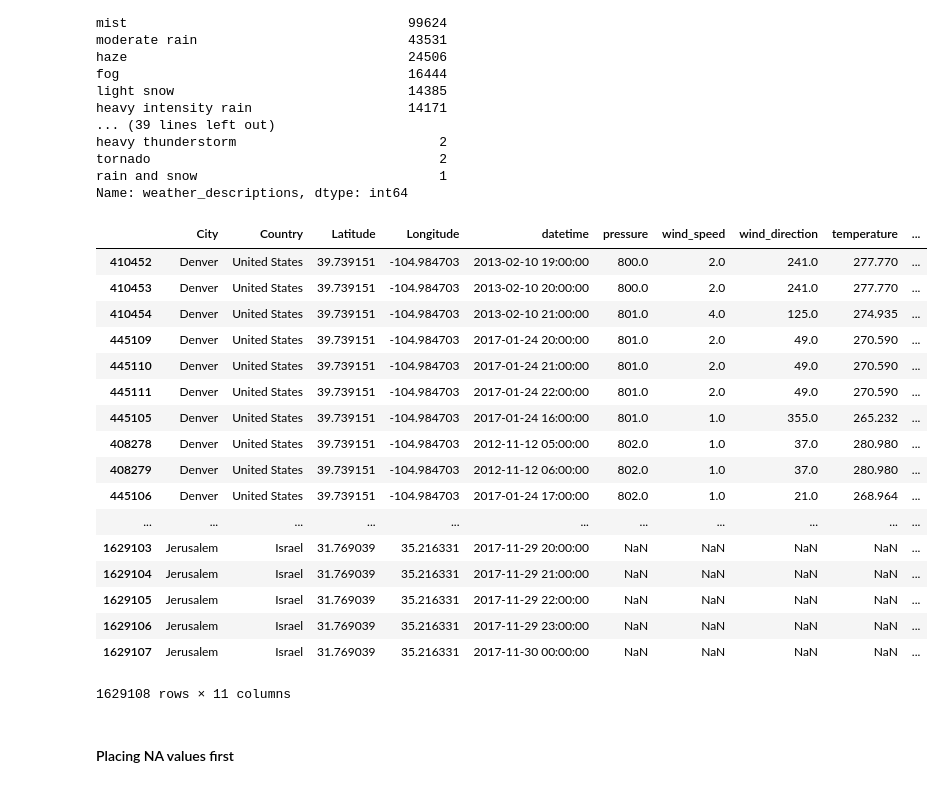
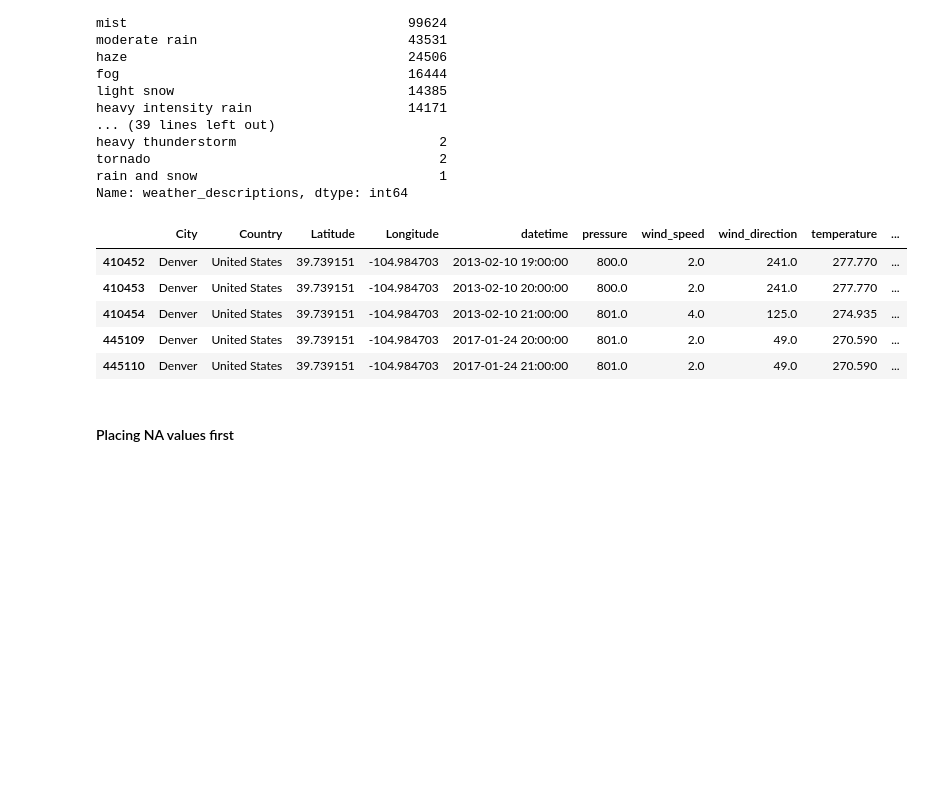
Before and after one commit to chengyin38/datafest19_tutorial, a Jupyter notebook: Tutorial_Data_Exploration.ipynb, the cells around one changed output. Saved outputs shown, nothing was run; the diff lists cells and outputs as text; code cells hidden in the pictures; blank space fills up the shorter version.

```diff
--- a/Tutorial_Data_Exploration.ipynb
+++ b/Tutorial_Data_Exploration.ipynb
@@ -255,26 +255,14 @@ tornado                                     2
 rain and snow                               1
 Name: weather_descriptions, dtype: int64
 # %%
-df_merged.sort_values(by=['pressure', 'humidity'])
+df_merged.sort_values(by=['pressure', 'humidity']).head()
 # %% [output]
 |  | City | Country | Latitude | Longitude | datetime | pressure | wind_speed | wind_direction | temperature | ... |
 | 410452 | Denver | United States | 39.739151 | -104.984703 | 2013-02-10 19:00:00 | 800.0 | 2.0 | 241.0 | 277.770 | ... |
 | 410453 | Denver | United States | 39.739151 | -104.984703 | 2013-02-10 20:00:00 | 800.0 | 2.0 | 241.0 | 277.770 | ... |
 | 410454 | Denver | United States | 39.739151 | -104.984703 | 2013-02-10 21:00:00 | 801.0 | 4.0 | 125.0 | 274.935 | ... |
 | 445109 | Denver | United States | 39.739151 | -104.984703 | 2017-01-24 20:00:00 | 801.0 | 2.0 | 49.0 | 270.590 | ... |
 | 445110 | Denver | United States | 39.739151 | -104.984703 | 2017-01-24 21:00:00 | 801.0 | 2.0 | 49.0 | 270.590 | ... |
-| 445111 | Denver | United States | 39.739151 | -104.984703 | 2017-01-24 22:00:00 | 801.0 | 2.0 | 49.0 | 270.590 | ... |
-| 445105 | Denver | United States | 39.739151 | -104.984703 | 2017-01-24 16:00:00 | 801.0 | 1.0 | 355.0 | 265.232 | ... |
-| 408278 | Denver | United States | 39.739151 | -104.984703 | 2012-11-12 05:00:00 | 802.0 | 1.0 | 37.0 | 280.980 | ... |
-| 408279 | Denver | United States | 39.739151 | -104.984703 | 2012-11-12 06:00:00 | 802.0 | 1.0 | 37.0 | 280.980 | ... |
-| 445106 | Denver | United States | 39.739151 | -104.984703 | 2017-01-24 17:00:00 | 802.0 | 1.0 | 21.0 | 268.964 | ... |
-| ... | ... | ... | ... | ... | ... | ... | ... | ... | ... | ... |
-| 1629103 | Jerusalem | Israel | 31.769039 | 35.216331 | 2017-11-29 20:00:00 | NaN | NaN | NaN | NaN | ... |
-| 1629104 | Jerusalem | Israel | 31.769039 | 35.216331 | 2017-11-29 21:00:00 | NaN | NaN | NaN | NaN | ... |
-| 1629105 | Jerusalem | Israel | 31.769039 | 35.216331 | 2017-11-29 22:00:00 | NaN | NaN | NaN | NaN | ... |
-| 1629106 | Jerusalem | Israel | 31.769039 | 35.216331 | 2017-11-29 23:00:00 | NaN | NaN | NaN | NaN | ... |
-| 1629107 | Jerusalem | Israel | 31.769039 | 35.216331 | 2017-11-30 00:00:00 | NaN | NaN | NaN | NaN | ... |
-1629108 rows × 11 columns
 # %% [markdown]
 #### Placing NA values first
 # %%
```
Also changed, not shown: parts of 3 cells of this notebook.
